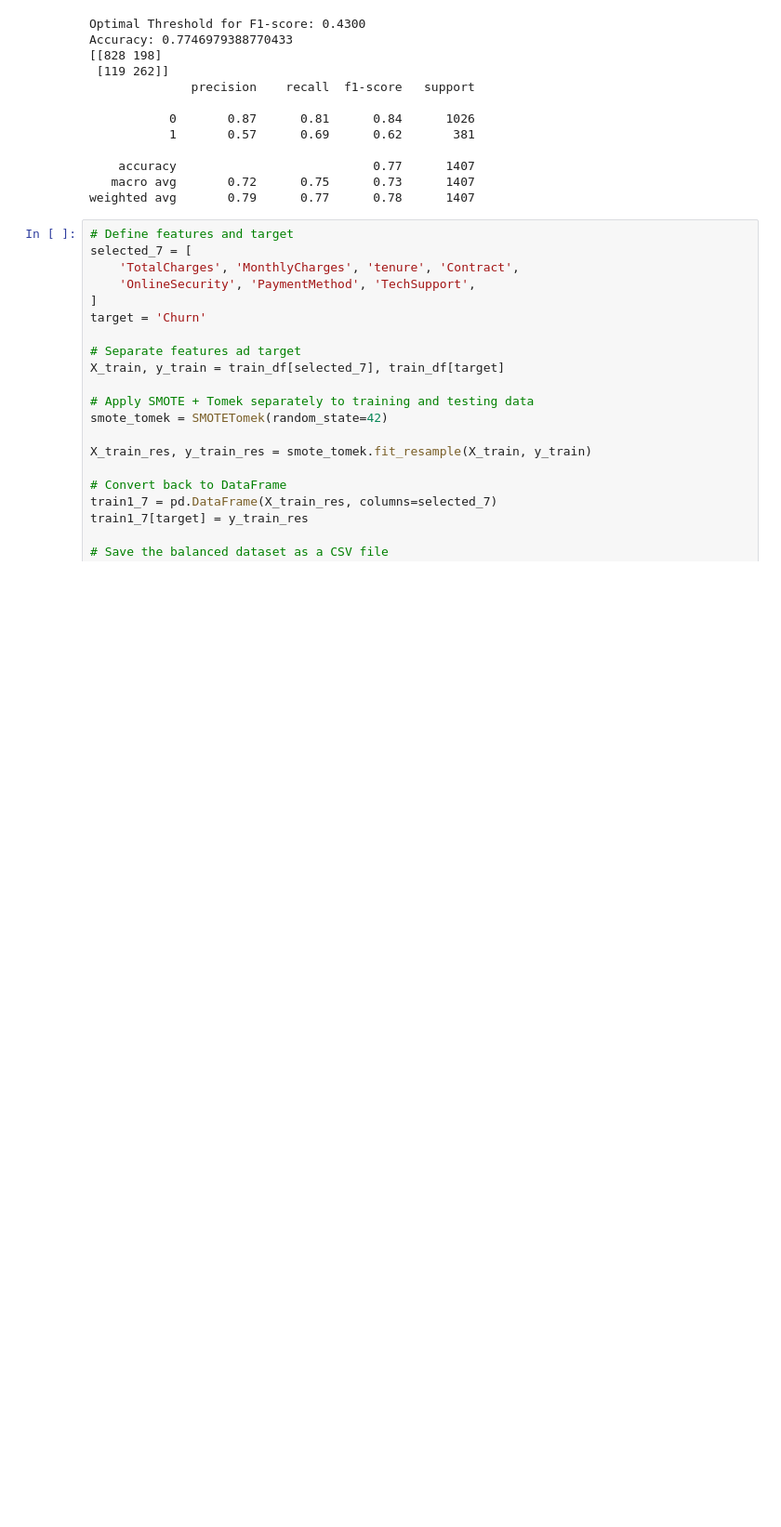
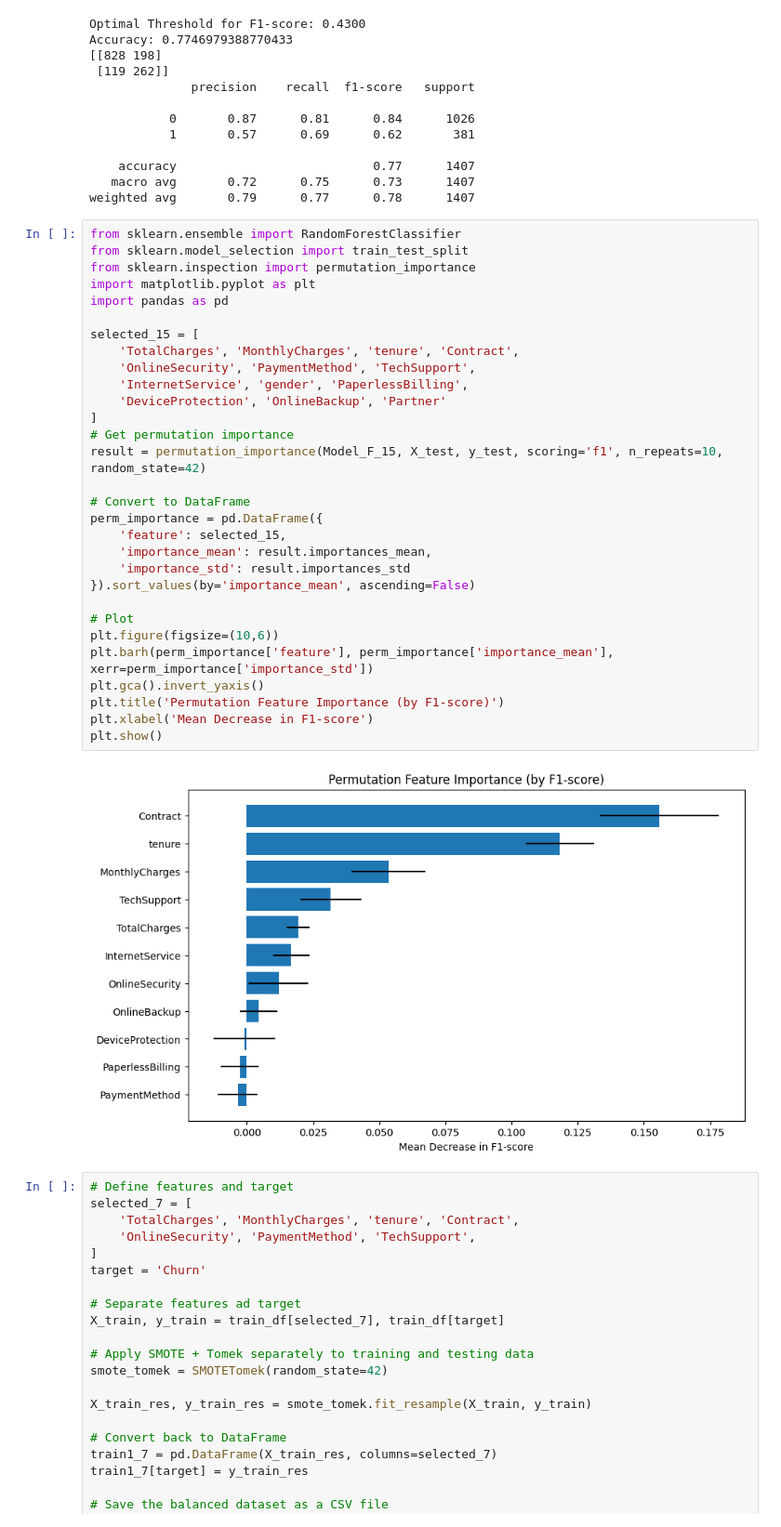
Before and after one commit to bhaveshnegi/Customer-Churn-Prediction-System, a Jupyter notebook: customer_churn.ipynb, the cells around one changed output. Shown: that part at 93% size. Cells and saved outputs as stored; diff of their text form; blank space fills up the shorter version.

```diff
--- a/customer_churn.ipynb
+++ b/customer_churn.ipynb
@@ -439,6 +469,38 @@ Accuracy: 0.7746979388770433
     accuracy                           0.77      1407
    macro avg       0.72      0.75      0.73      1407
 weighted avg       0.79      0.77      0.78      1407
+# %%
+from sklearn.ensemble import RandomForestClassifier
+from sklearn.model_selection import train_test_split
+from sklearn.inspection import permutation_importance
+import matplotlib.pyplot as plt
+import pandas as pd
+
+selected_15 = [
+    'TotalCharges', 'MonthlyCharges', 'tenure', 'Contract',
+    'OnlineSecurity', 'PaymentMethod', 'TechSupport',
+    'InternetService', 'gender', 'PaperlessBilling',
+    'DeviceProtection', 'OnlineBackup', 'Partner'
+]
+# Get permutation importance
+result = permutation_importance(Model_F_15, X_test, y_test, scoring='f1', n_repeats=10, random_state=42)
+
+# Convert to DataFrame
+perm_importance = pd.DataFrame({
+    'feature': selected_15,
+    'importance_mean': result.importances_mean,
+    'importance_std': result.importances_std
+}).sort_values(by='importance_mean', ascending=False)
+
+# Plot
+plt.figure(figsize=(10,6))
+plt.barh(perm_importance['feature'], perm_importance['importance_mean'], xerr=perm_importance['importance_std'])
+plt.gca().invert_yaxis()
+plt.title('Permutation Feature Importance (by F1-score)')
+plt.xlabel('Mean Decrease in F1-score')
+plt.show()
+# %% [output]
+[figure, added]
 # %%
 # Define features and target
 selected_7 = [
```
Also changed, not shown: parts of 16 cells of this notebook, 2 other files.
